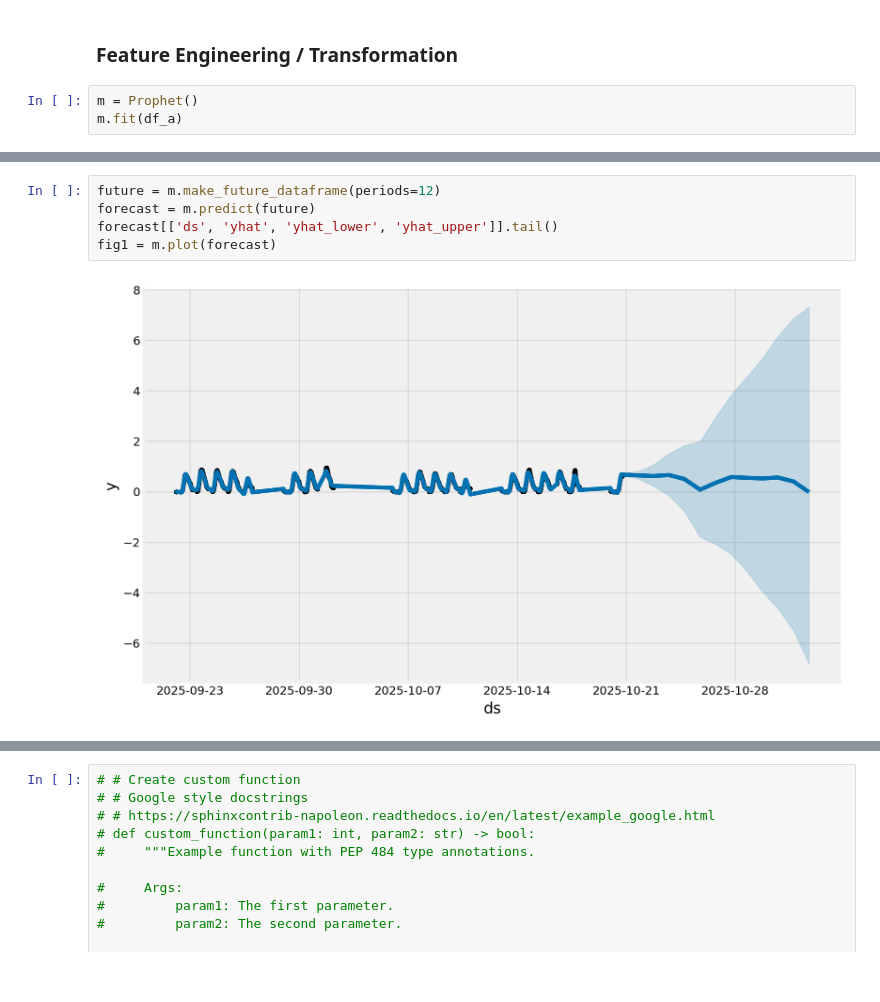
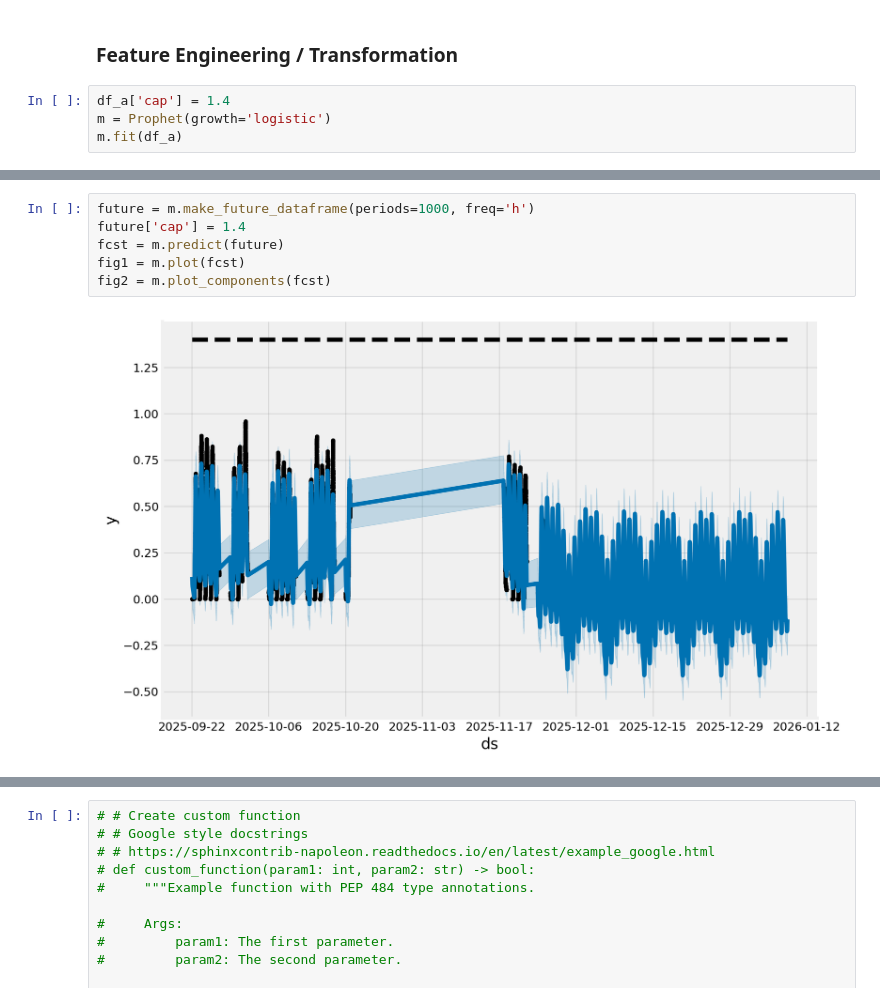
Before and after one commit to mchdich/parkUCF, a Jupyter notebook: notebooks/eda.ipynb, the cells around one changed output, grey strips where cells are left out. Saved outputs shown, nothing was run; the diff lists cells and outputs as text.

```diff
--- a/notebooks/eda.ipynb
+++ b/notebooks/eda.ipynb
@@ -359,6 +347,7 @@ df_a.drop(columns='name', axis=1, inplace=True)
 # %% [markdown]
 ### Feature Engineering / Transformation
 # %%
-m = Prophet()
+df_a['cap'] = 1.4
+m = Prophet(growth='logistic')
 m.fit(df_a)
 # %% [output]
@@ -367,8 +356,9 @@ m.fit(df_a)
 <prophet.forecaster.Prophet at 0x...>
 # %%
-future = m.make_future_dataframe(periods=12)
-forecast = m.predict(future)
-forecast[['ds', 'yhat', 'yhat_lower', 'yhat_upper']].tail()
-fig1 = m.plot(forecast)
+future = m.make_future_dataframe(periods=1000, freq='h')
+future['cap'] = 1.4
+fcst = m.predict(future)
+fig1 = m.plot(fcst)
+fig2 = m.plot_components(fcst)
 # %% [output]
-[figure, old version]
+[figure, new version]
```
Also changed, not shown: parts of 13 cells of this notebook, 9 other files.
